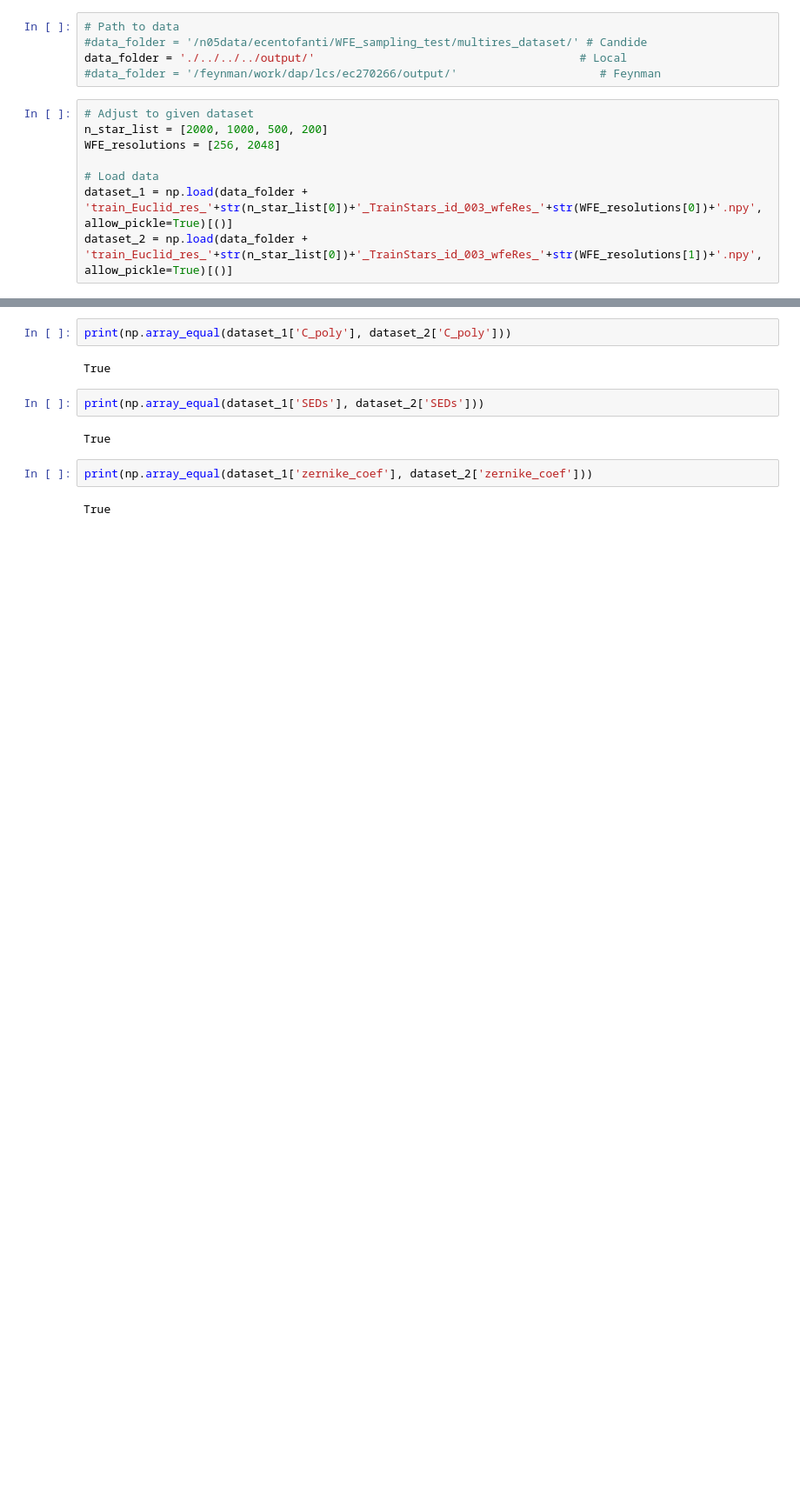
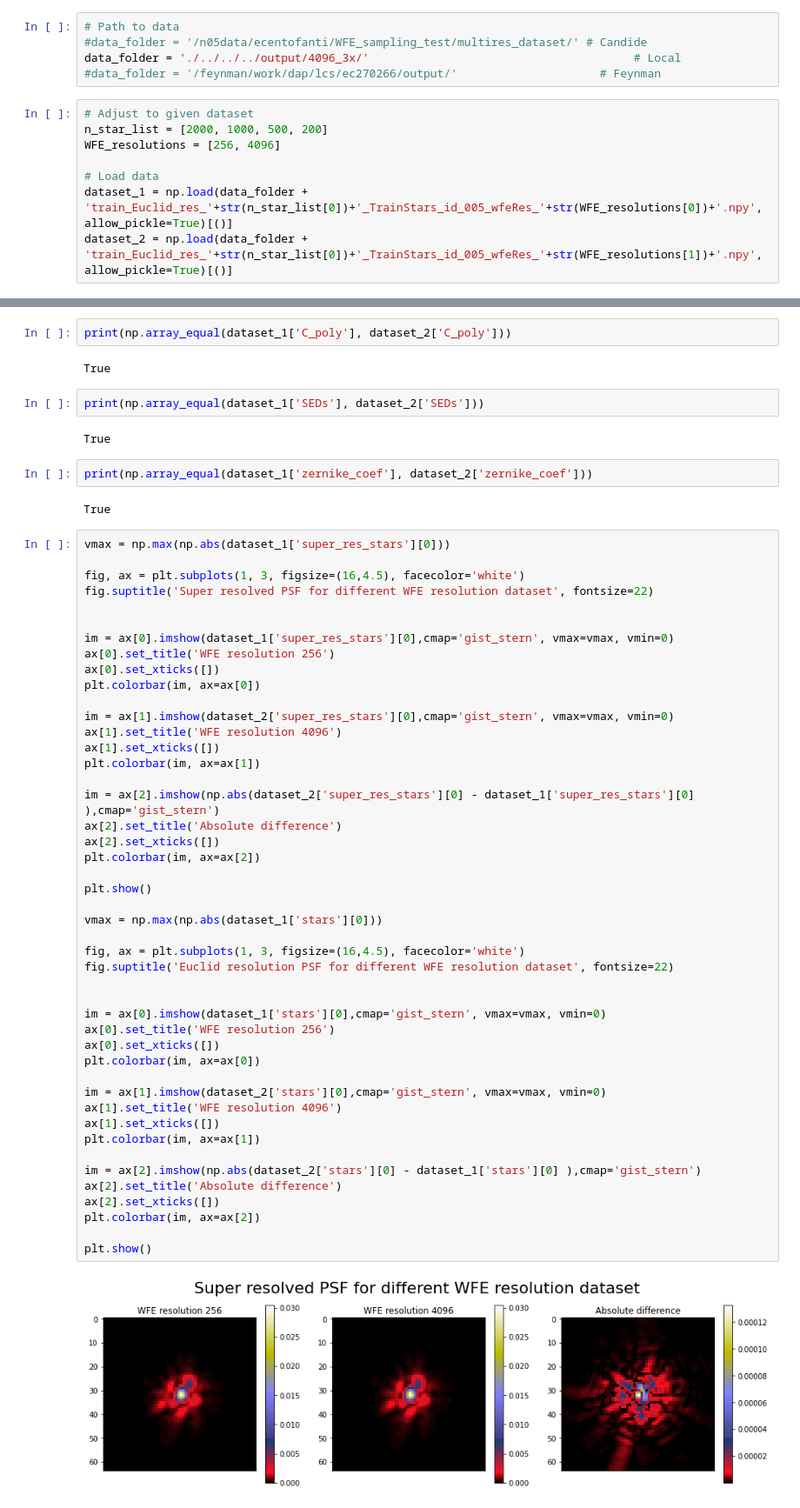
Before and after one commit to tobias-liaudat/wf-SEDs, a Jupyter notebook: WFE_sampling_test/notebooks/check_dataset.ipynb, the cells around one changed output, grey strips where cells are left out. Shown at 87% size. Cells and saved outputs as stored; diff of their text form; blank space fills up the shorter version.

Commit message:
chek dataset with 3x resolution

```diff
--- a/WFE_sampling_test/notebooks/check_dataset.ipynb
+++ b/WFE_sampling_test/notebooks/check_dataset.ipynb
@@ -4,16 +4,16 @@ import matplotlib.pyplot as plt
 # %%
 # Path to data
 #data_folder = '/n05data/ecentofanti/WFE_sampling_test/multires_dataset/' # Candide
-data_folder = './../../../output/'                                       # Local
+data_folder = './../../../output/4096_3x/'                                       # Local
 #data_folder = '/feynman/work/dap/lcs/ec270266/output/'                     # Feynman
 # %%
 # Adjust to given dataset
 n_star_list = [2000, 1000, 500, 200]
-WFE_resolutions = [256, 2048]
+WFE_resolutions = [256, 4096]
 
 # Load data
-dataset_1 = np.load(data_folder + 'train_Euclid_res_'+str(n_star_list[0])+'_TrainStars_id_003_wfeRes_'+str(WFE_resolutions[0])+'.npy', allow_pickle=True)[()]
-dataset_2 = np.load(data_folder + 'train_Euclid_res_'+str(n_star_list[0])+'_TrainStars_id_003_wfeRes_'+str(WFE_resolutions[1])+'.npy', allow_pickle=True)[()]
+dataset_1 = np.load(data_folder + 'train_Euclid_res_'+str(n_star_list[0])+'_TrainStars_id_005_wfeRes_'+str(WFE_resolutions[0])+'.npy', allow_pickle=True)[()]
+dataset_2 = np.load(data_folder + 'train_Euclid_res_'+str(n_star_list[0])+'_TrainStars_id_005_wfeRes_'+str(WFE_resolutions[1])+'.npy', allow_pickle=True)[()]
 # %%
 print(np.array_equal(dataset_1['positions'], dataset_2['positions']))
 # %% [output]
@@ -30,3 +30,51 @@ True
 print(np.array_equal(dataset_1['zernike_coef'], dataset_2['zernike_coef']))
 # %% [output]
 True
+# %%
+vmax = np.max(np.abs(dataset_1['super_res_stars'][0]))
+
+fig, ax = plt.subplots(1, 3, figsize=(16,4.5), facecolor='white')
+fig.suptitle('Super resolved PSF for different WFE resolution dataset', fontsize=22)
+
+
+im = ax[0].imshow(dataset_1['super_res_stars'][0],cmap='gist_stern', vmax=vmax, vmin=0)
+ax[0].set_title('WFE resolution 256')
+ax[0].set_xticks([])
+plt.colorbar(im, ax=ax[0])
+
+im = ax[1].imshow(dataset_2['super_res_stars'][0],cmap='gist_stern', vmax=vmax, vmin=0)
+ax[1].set_title('WFE resolution 4096')
+ax[1].set_xticks([])
+plt.colorbar(im, ax=ax[1])
+
+im = ax[2].imshow(np.abs(dataset_2['super_res_stars'][0] - dataset_1['super_res_stars'][0] ),cmap='gist_stern')
+ax[2].set_title('Absolute difference')
+ax[2].set_xticks([])
+plt.colorbar(im, ax=ax[2])
+
+plt.show()
+
+vmax = np.max(np.abs(dataset_1['stars'][0]))
+
+fig, ax = plt.subplots(1, 3, figsize=(16,4.5), facecolor='white')
+fig.suptitle('Euclid resolution PSF for different WFE resolution dataset', fontsize=22)
+
+
+im = ax[0].imshow(dataset_1['stars'][0],cmap='gist_stern', vmax=vmax, vmin=0)
+ax[0].set_title('WFE resolution 256')
+ax[0].set_xticks([])
+plt.colorbar(im, ax=ax[0])
+
+im = ax[1].imshow(dataset_2['stars'][0],cmap='gist_stern', vmax=vmax, vmin=0)
+ax[1].set_title('WFE resolution 4096')
+ax[1].set_xticks([])
+plt.colorbar(im, ax=ax[1])
+
+im = ax[2].imshow(np.abs(dataset_2['stars'][0] - dataset_1['stars'][0] ),cmap='gist_stern')
+ax[2].set_title('Absolute difference')
+ax[2].set_xticks([])
+plt.colorbar(im, ax=ax[2])
+
+plt.show()
+# %% [output]
+[figure, added]
```
Also changed, not shown: parts of 1 cell of this notebook.
